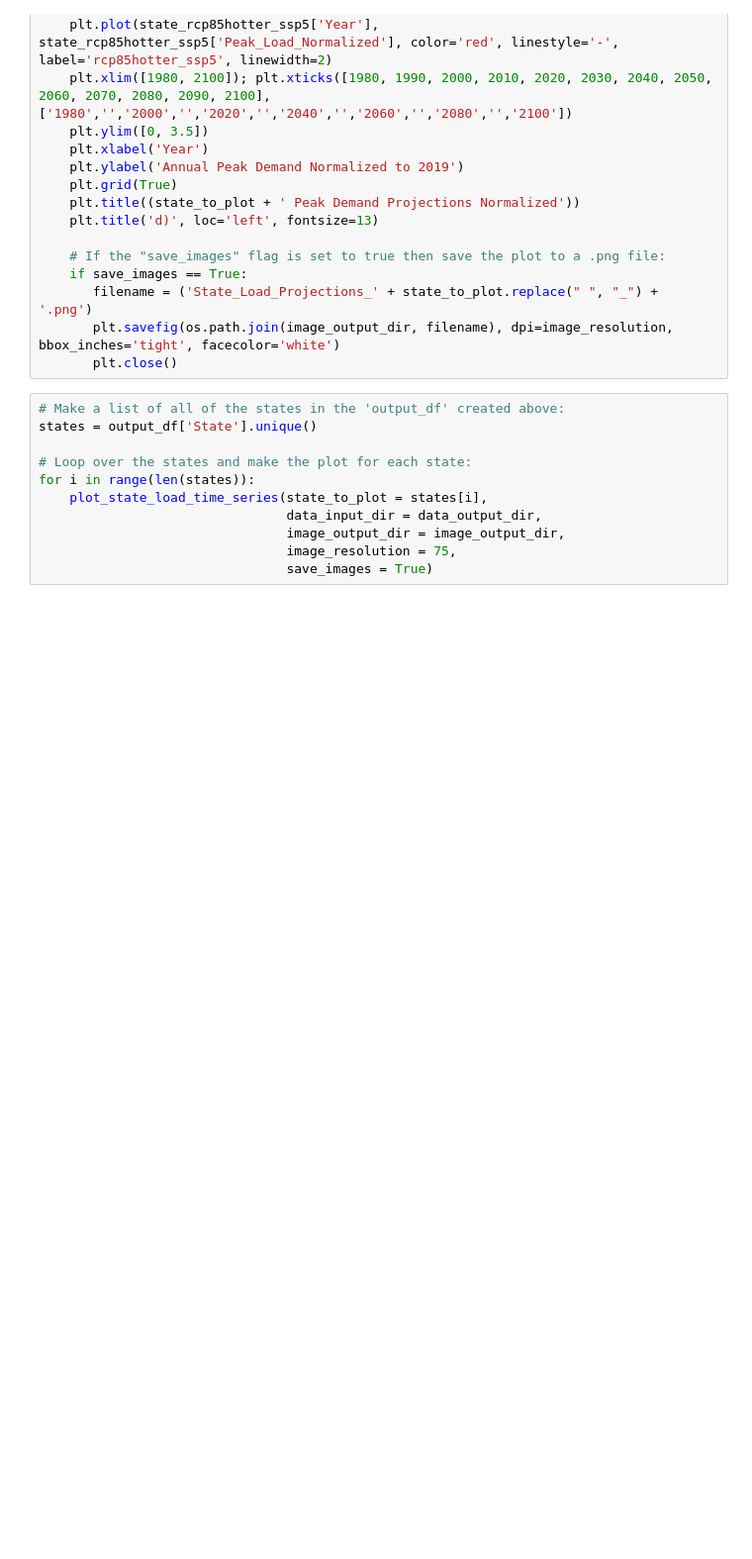
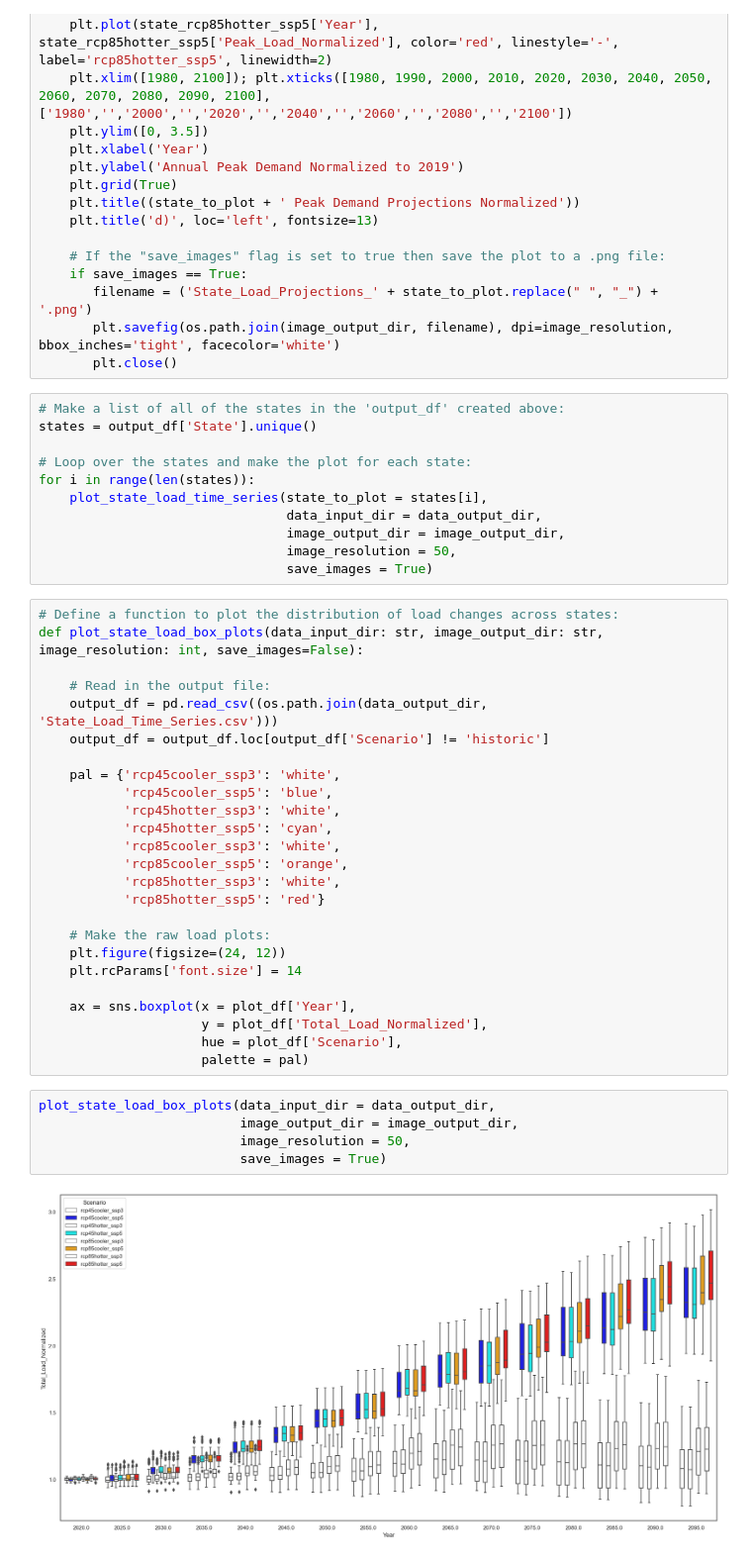
Before and after one commit to IMMM-SFA/burleyson-etal_2024_applied_energy, a Jupyter notebook: notebooks/state_time_series_analysis.ipynb, the cells around one changed output. Shown at 99% size. Saved outputs shown, nothing was run; the diff lists cells and outputs as text; blank space fills up the shorter version.

Commit message:
Started boxplots

```diff
--- a/notebooks/state_time_series_analysis.ipynb
+++ b/notebooks/state_time_series_analysis.ipynb
@@ -219,5 +220,37 @@ for i in range(len(states)):
     plot_state_load_time_series(state_to_plot = states[i],
                                 data_input_dir = data_output_dir,
                                 image_output_dir = image_output_dir,
-                                image_resolution = 75,
+                                image_resolution = 50,
                                 save_images = True)
+# %%
+# Define a function to plot the distribution of load changes across states:
+def plot_state_load_box_plots(data_input_dir: str, image_output_dir: str, image_resolution: int, save_images=False):
+
+    # Read in the output file:
+    output_df = pd.read_csv((os.path.join(data_output_dir, 'State_Load_Time_Series.csv')))
+    output_df = output_df.loc[output_df['Scenario'] != 'historic']
+
+    pal = {'rcp45cooler_ssp3': 'white',
+           'rcp45cooler_ssp5': 'blue',
+           'rcp45hotter_ssp3': 'white',
+           'rcp45hotter_ssp5': 'cyan',
+           'rcp85cooler_ssp3': 'white',
+           'rcp85cooler_ssp5': 'orange',
+           'rcp85hotter_ssp3': 'white',
+           'rcp85hotter_ssp5': 'red'}
+
+    # Make the raw load plots:
+    plt.figure(figsize=(24, 12))
+    plt.rcParams['font.size'] = 14
+
+    ax = sns.boxplot(x = plot_df['Year'],
+                     y = plot_df['Total_Load_Normalized'],
+                     hue = plot_df['Scenario'],
+                     palette = pal)
+# %%
+plot_state_load_box_plots(data_input_dir = data_output_dir,
+                          image_output_dir = image_output_dir,
+                          image_resolution = 50,
+                          save_images = True)
+# %% [output]
+[figure, added]
```
Also changed, not shown: parts of 2 cells of this notebook, 1 other file.
